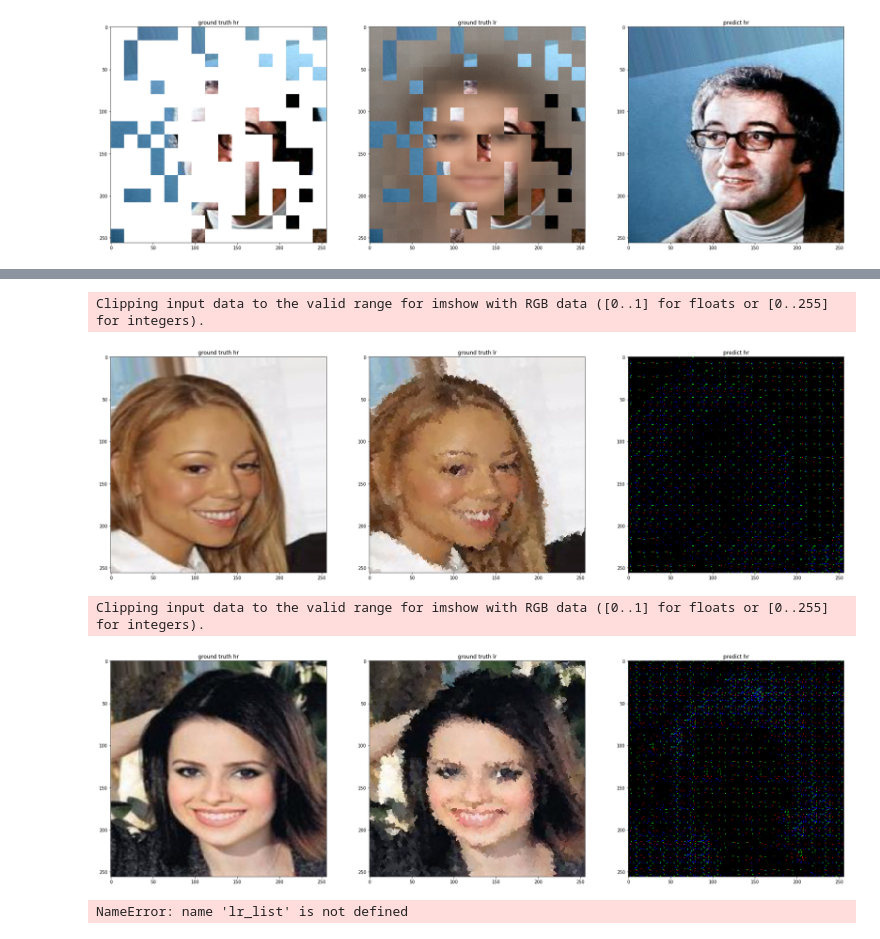
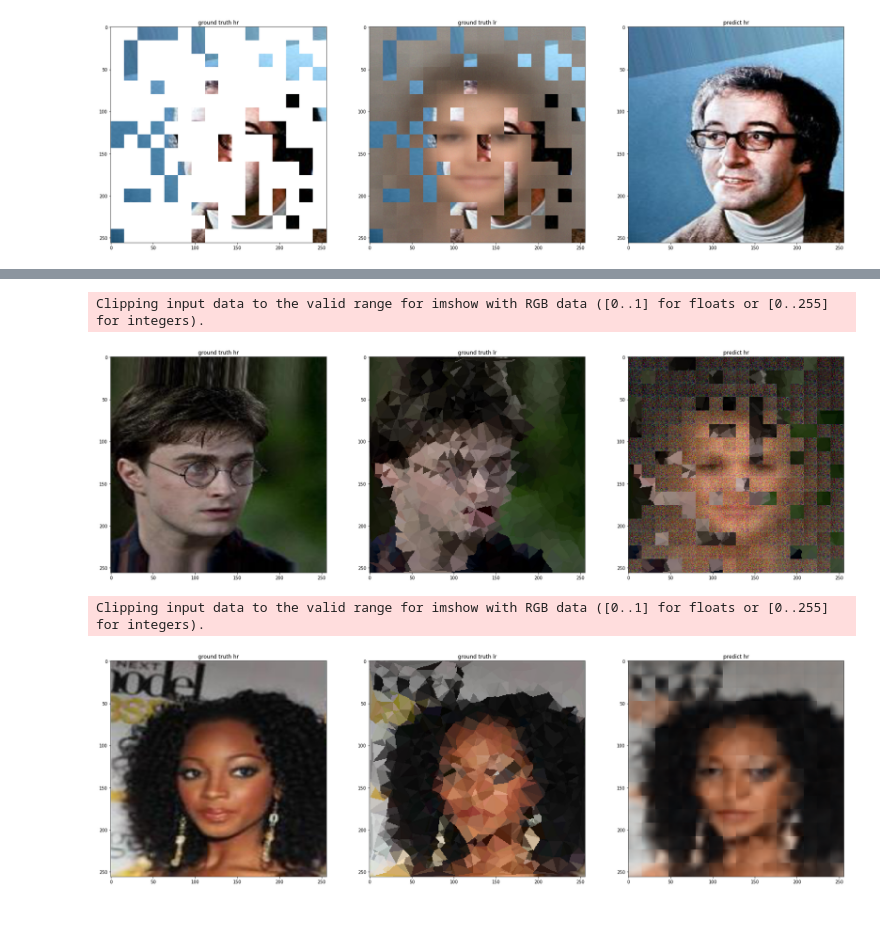
Before and after one commit to YanjieZe/NU-SSSR, a Jupyter notebook: mae_pretrain.ipynb, the cells around one changed output, grey strips where cells are left out. Saved outputs shown, nothing was run; the diff lists cells and outputs as text; code cells hidden in the pictures.

```diff
--- a/mae_pretrain.ipynb
+++ b/mae_pretrain.ipynb
@@ -59,5 +59,5 @@ class TrainDataset_PictureOnly(data.Dataset):
     def __len__(self):
         return len(self.img_list)
 # %%
-args = parse_args(["--alg", "MAE", "--description", "mae_pretrain_piconly", "--lr", "1e-3", "--epoch", "20", '--data_root', 'data/celeba', '--batch_size', '1'])
+args = parse_args(["--alg", "MAE", "--description", "mae_pretrain_piconly", "--lr", "1e-3", "--epoch", "20", '--data_root', 'data/celeba', '--batch_size', '1', '--point_num', '10000', '--method', 'center'])
 # %%
@@ -113,5 +108,5 @@ cuda:0
 # %%
-model.load_state_dict(torch.load('/home/purewhite/workspace/cg-proj/NUG-DLSS/logs/MAE_mae_pretrain_piconly_20.pth'))
+model.load_state_dict(torch.load('/home/purewhite/workspace/cg-proj/NUG-DLSS/logs/MAE_mae_pretrain_piconly_12.pth'))
 # %% [output]
 <All keys matched successfully>
 # %%
@@ -236,20 +236 @@ plt.show()
 [figure]
-# %%
-img_pair = normal_train_dataset[50]
-x = img_pair['lr'].unsqueeze(0).permute(0, 3, 1, 2).to(device)
-y = img_pair['hr'].unsqueeze(0).permute(0, 3, 1, 2).to(device)
-
-
-print(x.shape, y.shape)
-
-model.eval()
-with torch.no_grad():
-
-    output = model.forward_nomask(x)
-    img_pred = output[0].permute(1, 2, 0).cpu().numpy()
-    img_pred[:, :, -1] = 1
-    plt.figure(1)
-    plt.imshow(img_pred)
-    plt.figure(2)
-    plt.imshow(y[0].permute(1, 2, 0).cpu().numpy())
-    plt.show()
@@ -261,19 +237,20 @@ Clipping input data to the valid range for imshow with RGB data ([0..1] for floa
 # %%
+# normal_train_dataset.args.point_num = 1000
 idx = random.randint(0, len(normal_train_dataset)-1)
 img_pair = utils.collect_function([normal_train_dataset[idx]])
 
 model.eval()
 clear()
 with torch.no_grad():
-    output = model.forward_nomask(img_pair['lr'].to(device))
+    output = model.predict(img_pair['lr'].to(device))[0]
     img_pred = output.permute(0, 2, 3, 1).cpu().numpy()[:, :, :, :-1]
 
 img_lr = img_pair['lr'].permute(0, 2, 3, 1).cpu().numpy()[:, :, :, :-1]
 img_gt = img_pair['hr'].permute(0, 2, 3, 1).cpu().numpy()
 utils.show_gt_and_pred(img_hr=img_gt[0], img_lr=img_lr[0], pred_hr=img_pred[0], figsize=(30, 30))
 # %% [output]
 Clipping input data to the valid range for imshow with RGB data ([0..1] for floats or [0..255] for integers).
-[figure, old version]
+[figure, new version]
 # %%
 
 # for _ in range(800): # Default setting in MAE paper
@@ -351,5 +328,4 @@ for _ in range(args.epoch):
     utils.save_model(model, e, args)
 # %% [output]
 Clipping input data to the valid range for imshow with RGB data ([0..1] for floats or [0..255] for integers).
-[figure, old version]
+[figure, new version]
-NameError: name 'lr_list' is not defined
```
Also changed, not shown: parts of 14 cells of this notebook, 2 other files.
